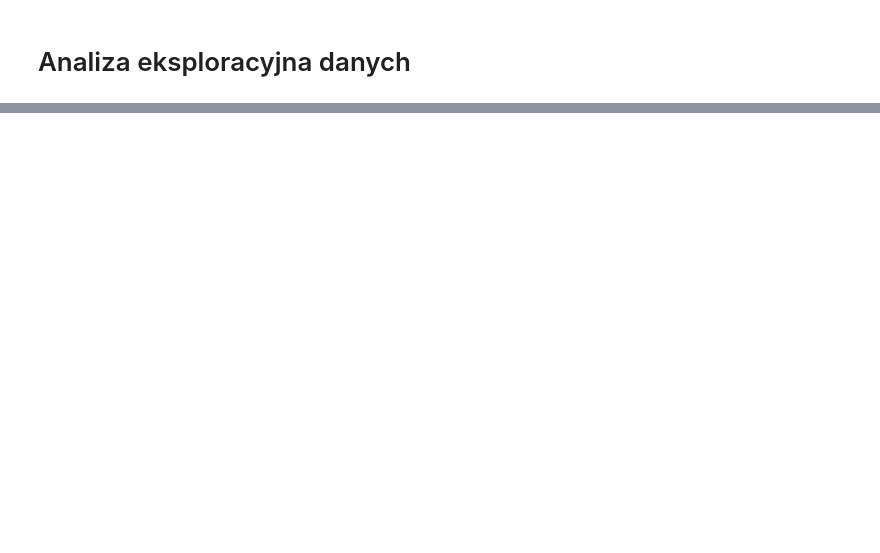
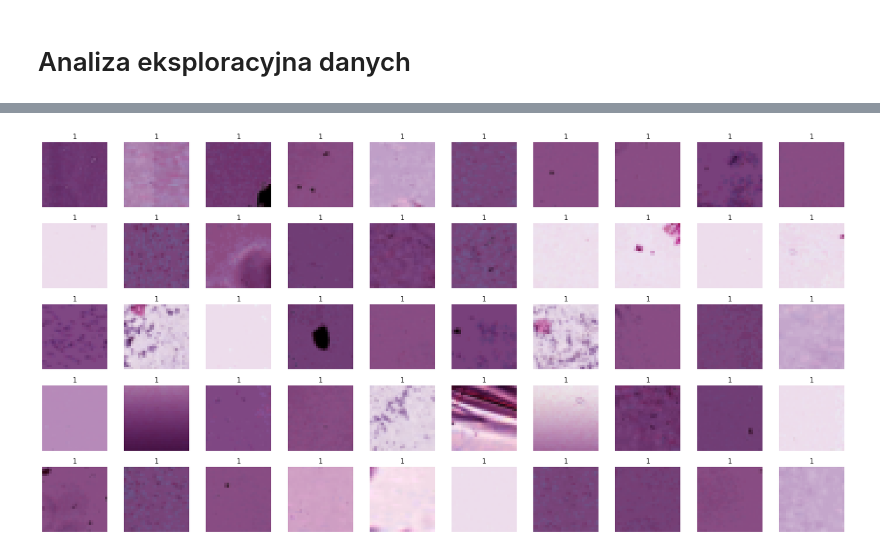
Before and after one commit to maciek102/UMWDMproject, a Jupyter notebook: pathMNIST.ipynb, the cells around one changed output, grey strips where cells are left out. Saved outputs shown, nothing was run; the diff lists cells and outputs as text; code cells hidden in the pictures; blank space fills up the shorter version.

```diff
--- a/pathMNIST.ipynb
+++ b/pathMNIST.ipynb
@@ -134,0 +148,32 @@ plt.show()
+# %%
+import numpy as np
+import matplotlib.pyplot as plt
+
+train_df = data[data.set == "train"].reset_index(drop=True)
+
+pos_indices = train_df[train_df.target == 1].idx.values
+neg_indices = train_df[train_df.target == 0].idx.values
+
+# losujemy po 50 obrazów z każdej klasy
+pos_selection = np.random.choice(pos_indices, size=50, replace=False)
+neg_selection = np.random.choice(neg_indices, size=50, replace=False)
+
+fig, ax = plt.subplots(5, 10, figsize=(20, 10))
+ax = ax.ravel()
+
+# pokazujemy najpierw klasę 1
+for i, dataset_idx in enumerate(pos_selection):
+    img, _ = train_dataset[dataset_idx]
+
+    # jeśli jest Tensor -> zamieniamy na numpy
+    if hasattr(img, "permute"):
+        img = img.permute(1, 2, 0).numpy()
+
+    ax[i].imshow(img, cmap=None)
+    ax[i].set_title("1")
+    ax[i].axis("off")
+
+plt.tight_layout()
+plt.show()
+# %% [output]
+[figure, added]
```
Also changed, not shown: parts of 24 cells of this notebook.
